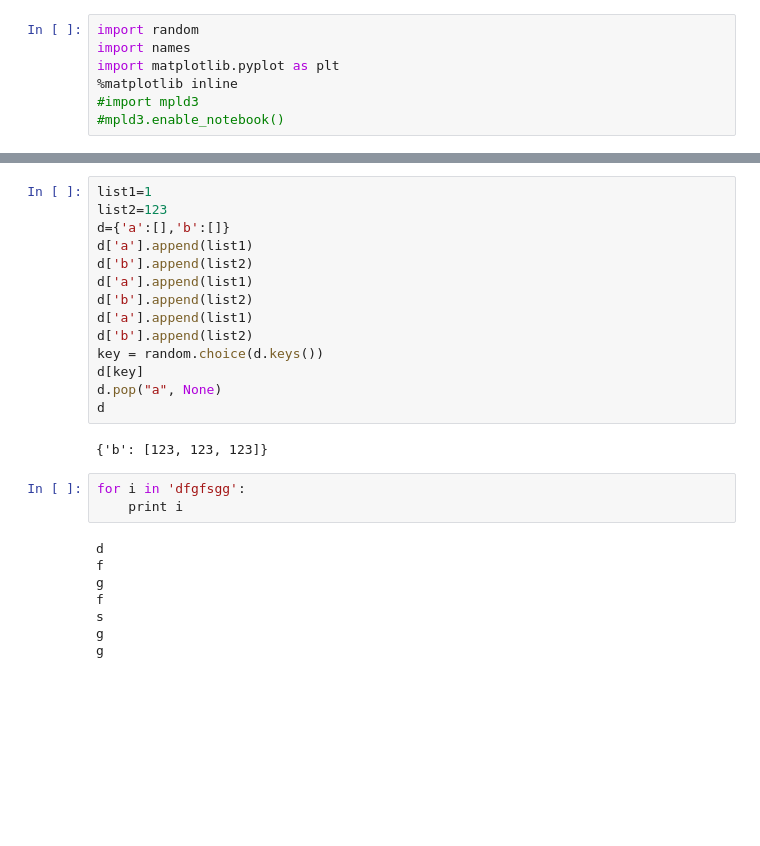
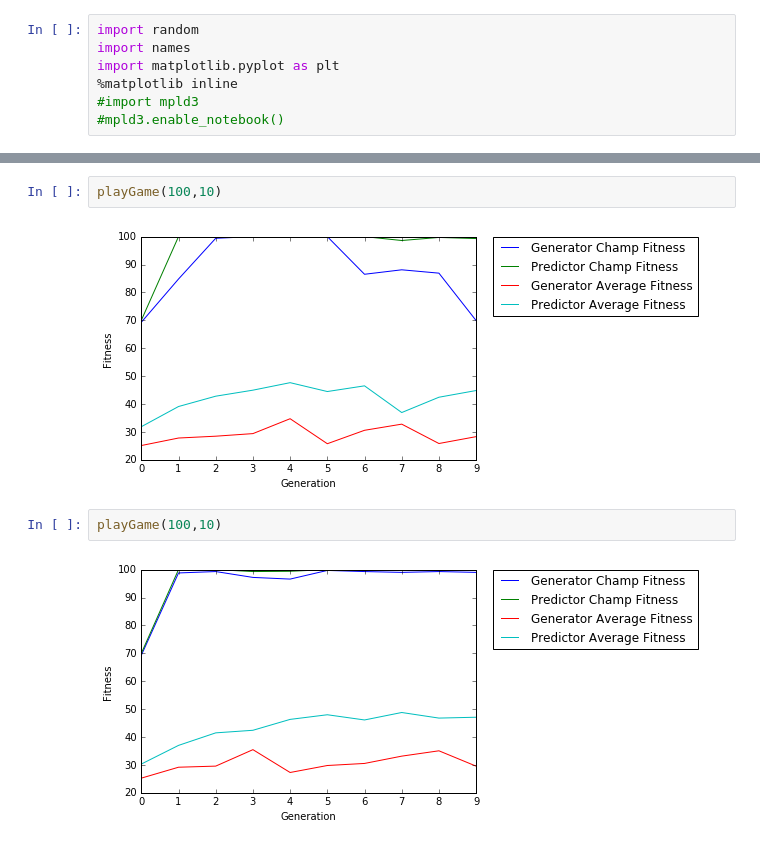
Before and after one commit to nrkfeller/co-evolution_game, a Jupyter notebook: proj.ipynb, the cells around one changed output, grey strips where cells are left out. Drawn from its saved outputs; the diff is of its cells as text; blank space fills up the shorter version.

```diff
--- a/proj.ipynb
+++ b/proj.ipynb
@@ -370,27 +334,8 @@ print withpred
-# %%
-list1=1
-list2=123
-d={'a':[],'b':[]}
-d['a'].append(list1)
-d['b'].append(list2)
-d['a'].append(list1)
-d['b'].append(list2)
-d['a'].append(list1)
-d['b'].append(list2)
-key = random.choice(d.keys())
-d[key]
-d.pop("a", None)
-d
-# %% [output]
-{'b': [123, 123, 123]}
-# %%
-for i in 'dfgfsgg':
-    print i
-# %% [output]
-d
-f
-g
-f
-s
-g
-g
+# %%
+playGame(100,10)
+# %% [output]
+[figure, added]
+# %%
+playGame(100,10)
+# %% [output]
+[figure, added]
```
Also changed, not shown: parts of 13 cells of this notebook.
